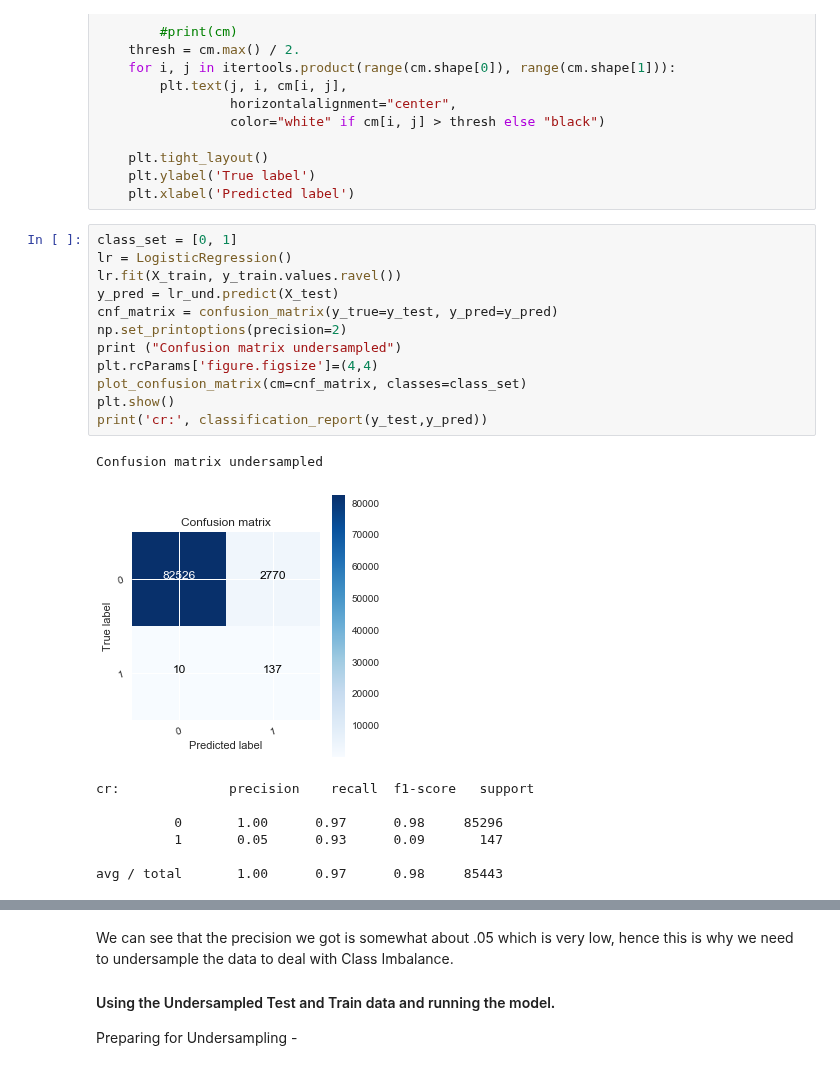
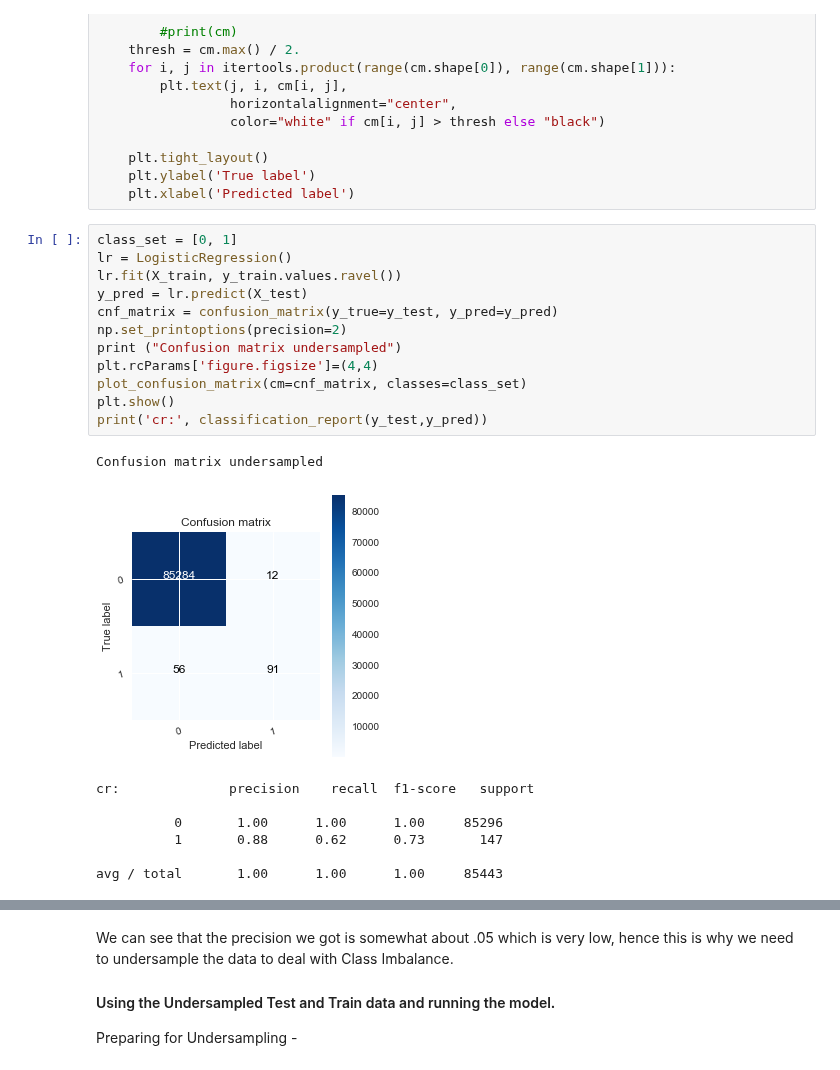
Before and after one commit to kshitijyad/Credit-Card-Fraud, a Jupyter notebook: Credit+Card.ipynb, the cells around one changed output, grey strips where cells are left out. Cells and saved outputs as stored; diff of their text form.

```diff
--- a/Credit+Card.ipynb
+++ b/Credit+Card.ipynb
@@ -127,22 +127,22 @@ def plot_confusion_matrix(cm, classes, normalize=False, title='Confusion matrix'
 # %%
 class_set = [0, 1]
 lr = LogisticRegression()
 lr.fit(X_train, y_train.values.ravel())
-y_pred = lr_und.predict(X_test)
+y_pred = lr.predict(X_test)
 cnf_matrix = confusion_matrix(y_true=y_test, y_pred=y_pred)
 np.set_printoptions(precision=2)
 print ("Confusion matrix undersampled")
 plt.rcParams['figure.figsize']=(4,4)
 plot_confusion_matrix(cm=cnf_matrix, classes=class_set)
 plt.show()
 print('cr:', classification_report(y_test,y_pred))
 # %% [output]
 Confusion matrix undersampled
-[figure, old version]
+[figure, new version]
 cr:              precision    recall  f1-score   support
 
-          0       1.00      0.97      0.98     85296
-          1       0.05      0.93      0.09       147
+          0       1.00      1.00      1.00     85296
+          1       0.88      0.62      0.73       147
 
-avg / total       1.00      0.97      0.98     85443
+avg / total       1.00      1.00      1.00     85443
 # %%
```
Also changed, not shown: parts of 5 cells of this notebook.
